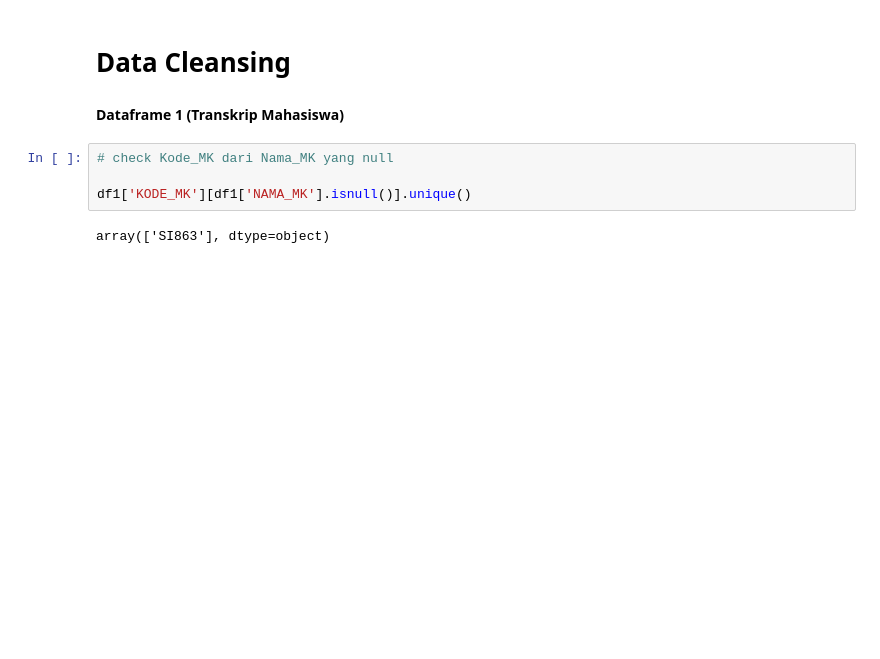
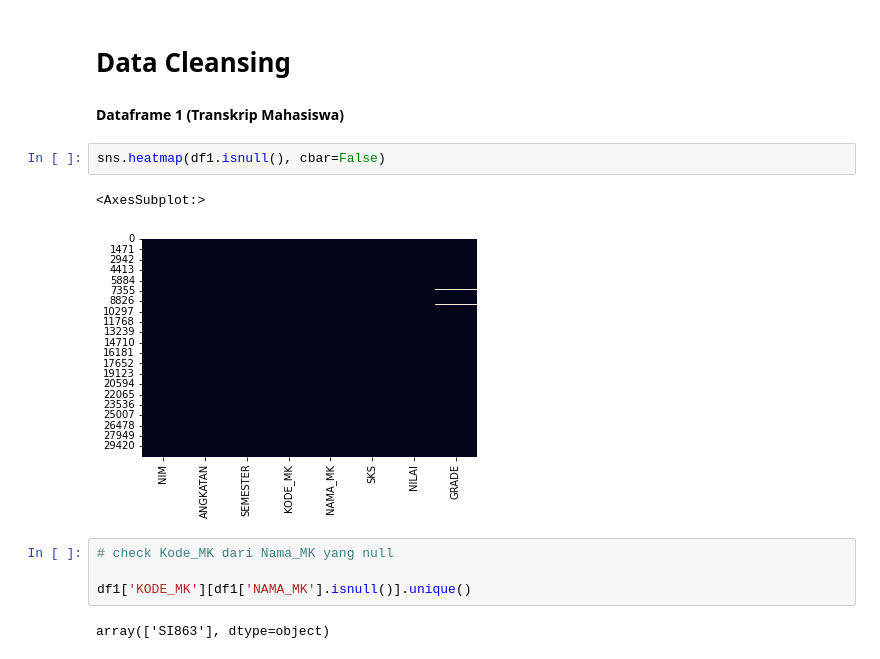
Before and after one commit to FelixFern/ISFEST-ODE, a Jupyter notebook: EDA.ipynb, the cells around one changed output. Drawn from its saved outputs; the diff is of its cells as text; blank space fills up the shorter version.

```diff
--- a/EDA.ipynb
+++ b/EDA.ipynb
@@ -65,6 +64,11 @@ Tidak ada null
 # Data Cleansing
 # %% [markdown]
 **Dataframe 1 (Transkrip Mahasiswa)**
+# %%
+sns.heatmap(df1.isnull(), cbar=False)
+# %% [output]
+<AxesSubplot:>
+[figure, added]
 # %%
 # check Kode_MK dari Nama_MK yang null
 
```
Also changed, not shown: parts of 17 cells of this notebook.
